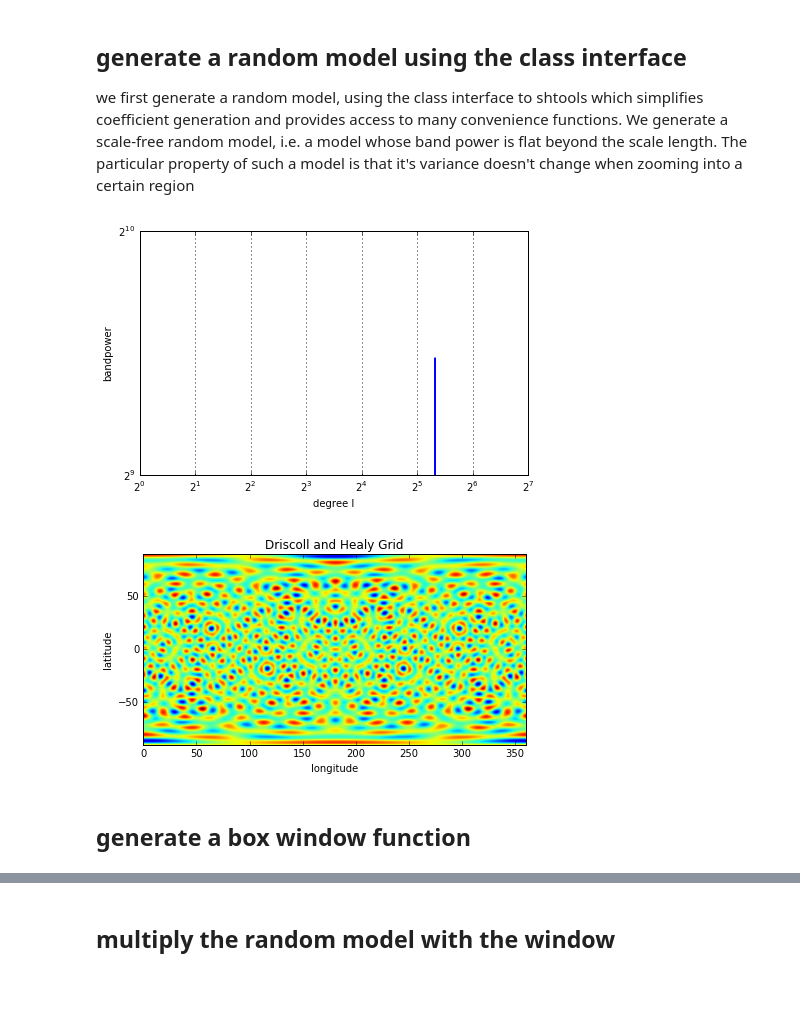
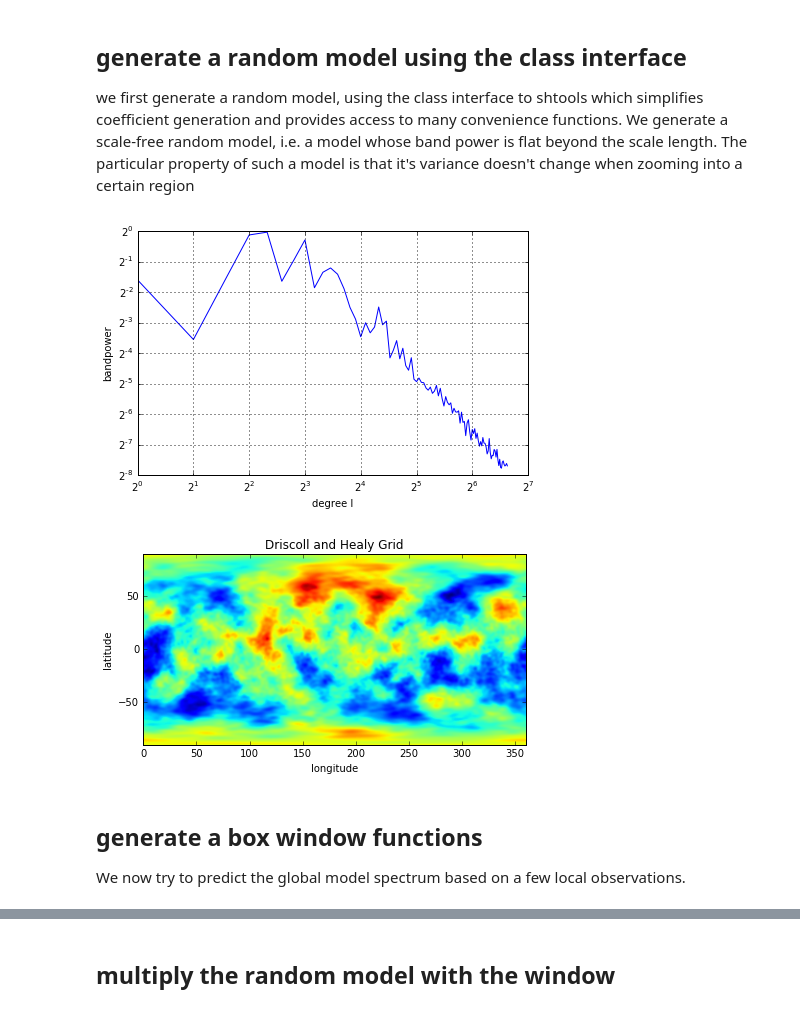
Before and after one commit to SHTOOLS/SHTOOLS, a Jupyter notebook: examples/notebooks/tutorial_2.ipynb, the cells around one changed output, grey strips where cells are left out. Drawn from its saved outputs; the diff is of its cells as text; code cells hidden in the pictures.

```diff
--- a/examples/notebooks/tutorial_2.ipynb
+++ b/examples/notebooks/tutorial_2.ipynb
@@ -20,26 +20,25 @@ we first generate a random model, using the class interface to shtools which sim
 # %%
 from pyshtools.shclasses import SHCoeffs, SHWindow, SHGrid
 
 nl = 100  # l=[0, 199]
 lmax = nl - 1
-a = 2  # scale length
+a = 4  # scale length
 ls = np.arange(nl, dtype=np.float)
-# power = 1. / (1. + (ls / a) ** 2) ** 2.
+power = 1. / (1. + (ls / a) ** 2) ** 1.5
 
-# coeffs_global = SHCoeffs.from_random(power)
-coeffs = np.zeros((2, nl, nl))
-l=40
-coeffs[0, l, :l] = np.random.normal(0., 1., l)
-coeffs_global = SHCoeffs.from_array(coeffs)
+coeffs_global = SHCoeffs.from_random(power)
 coeffs_global.plot_powerperband()
+power_global = coeffs_global.get_powerperdegree()
 
 grid_global = coeffs_global.expand('DH2')
 grid_global.plot_rawdata()
 # %% [output]
-[figure, old version]
+[figure, new version]
-[figure, old version]
+[figure, new version]
-# %% [markdown]
-## generate a box window function
+# %% [markdown]
+## generate a box window functions
+
+We now try to predict the global model spectrum based on a few local observations.
 # %%
 latgrid, longrid = np.meshgrid(grid_global.get_lats(), grid_global.get_lons(), indexing='ij')
 window = (-40 < latgrid) & (latgrid < -30) & (10 < longrid) & (longrid < 30)
```
Also changed, not shown: parts of 5 cells of this notebook, 2 other files.
